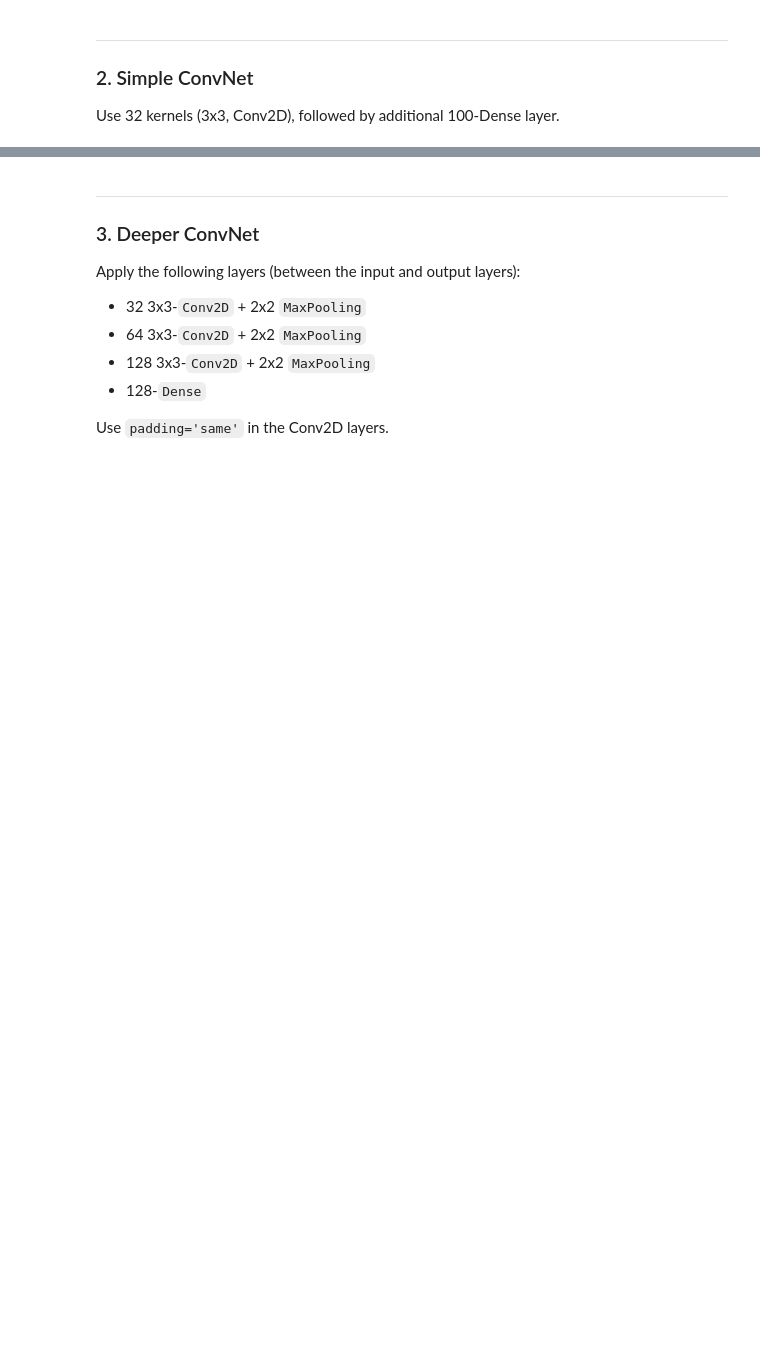
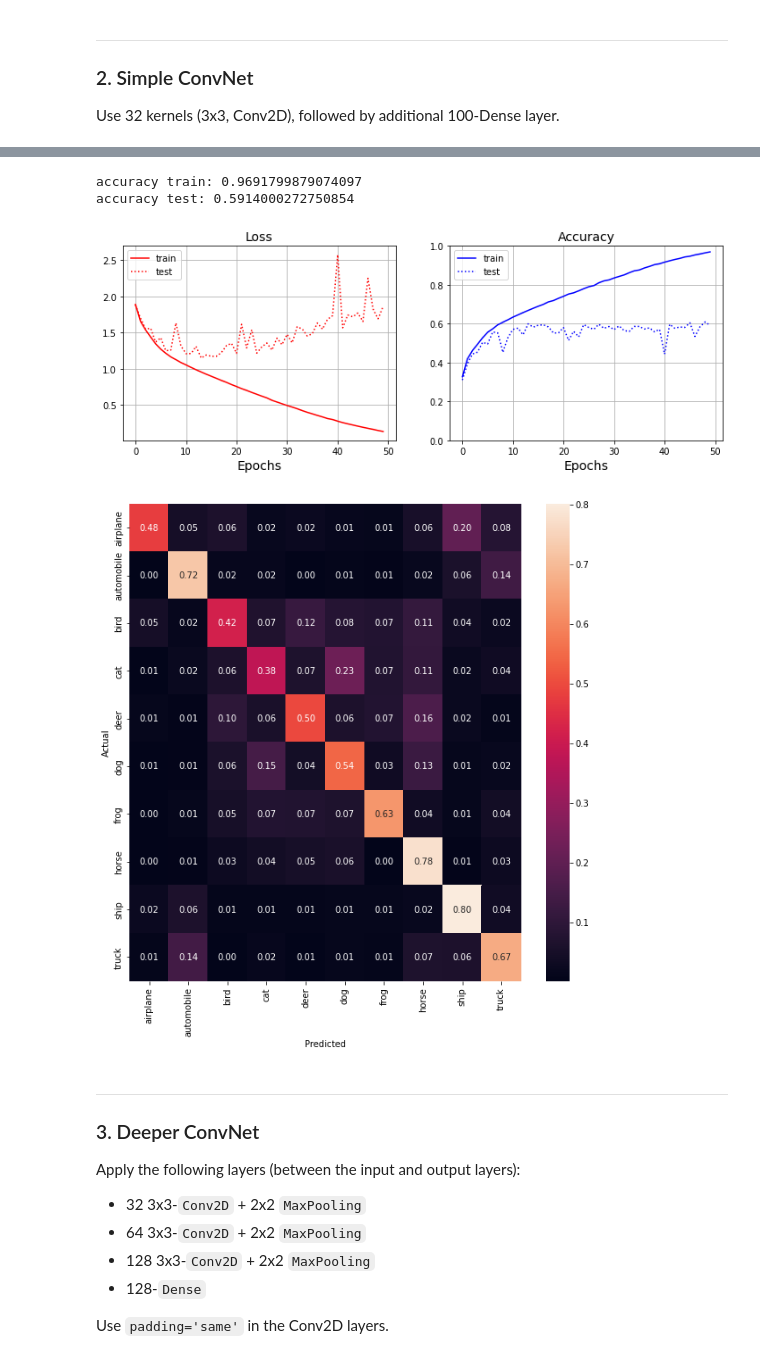
Before and after one commit to sergienko4/deep-learing, a Jupyter notebook: ex3.ipynb, the cells around one changed output, grey strips where cells are left out. Drawn from its saved outputs; the diff is of its cells as text; code cells hidden in the pictures; blank space fills up the shorter version.

```diff
--- a/ex3.ipynb
+++ b/ex3.ipynb
@@ -99,0 +164,11 @@ Use 32 kernels (3x3, Conv2D), followed by additional 100-Dense layer.
+# %%
+model = Sequential(name='ConvNet')
+model.add(Conv2D(32, (3,3), activation='relu', padding='same', input_shape=(32, 32, 3)))
+model.add(Flatten())
+model.add(Dense(100,activation='relu'))
+model.add(Dense(10,activation='softmax'))
+model.summary()
+
+model.compile(optimizer='sgd',
+              loss='sparse_categorical_crossentropy',
+              metrics=['accuracy'])
@@ -100,3 +192,13 @@ Use 32 kernels (3x3, Conv2D), followed by additional 100-Dense layer.
+# %%
+history = model.fit(train_images, train_labels, epochs=50, batch_size=64, verbose=0, validation_data=(test_images,test_labels ))
+y_pred  = model.predict(test_images)
+figure_result(history.history['loss'],history.history['val_loss'],history.history['accuracy'],history.history['val_accuracy'])
+print_confusion_matrix(test_labels,y_pred)
+# %% [output]
+accuracy train: 0.9691799879074097
+accuracy test: 0.5914000272750854
+[figure, added]
+[figure, added]
 # %% [markdown]
 ***
 ### 3. Deeper ConvNet
```
Also changed, not shown: parts of 17 cells of this notebook.
